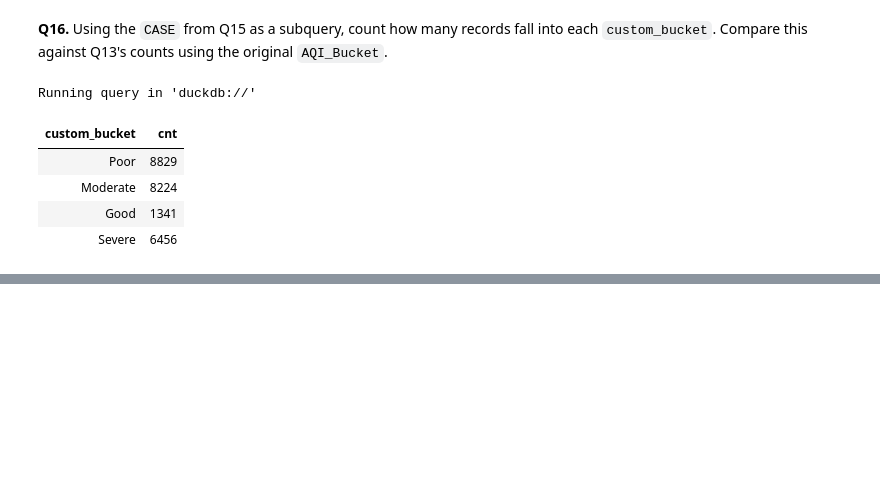
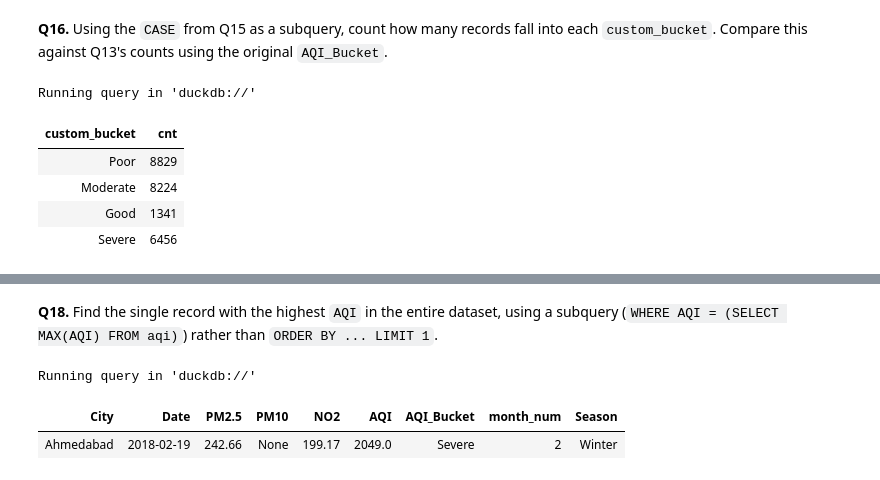
Before and after one commit to shefali-walia/ds-foundations, a Jupyter notebook: week08-sql/practice.ipynb, the cells around one changed output, grey strips where cells are left out. Drawn from its saved outputs; the diff is of its cells as text; code cells hidden in the pictures; blank space fills up the shorter version.

```diff
--- a/week08-sql/practice.ipynb
+++ b/week08-sql/practice.ipynb
@@ -295,0 +315,9 @@ Running query in 'duckdb://'
+# %% [markdown]
+**Q18.** Find the single record with the highest `AQI` in the entire dataset, using a subquery (`WHERE AQI = (SELECT MAX(AQI) FROM aqi)`) rather than `ORDER BY ... LIMIT 1`.
+# %%
+%%sql
+SELECT * FROM aqi WHERE AQI = (SELECT MAX(AQI) FROM aqi);
+# %% [output]
+Running query in 'duckdb://'
+| City | Date | PM2.5 | PM10 | NO2 | AQI | AQI_Bucket | month_num | Season |
+| Ahmedabad | 2018-02-19 | 242.66 | None | 199.17 | 2049.0 | Severe | 2 | Winter |
```
Also changed, not shown: parts of 2 cells of this notebook.
